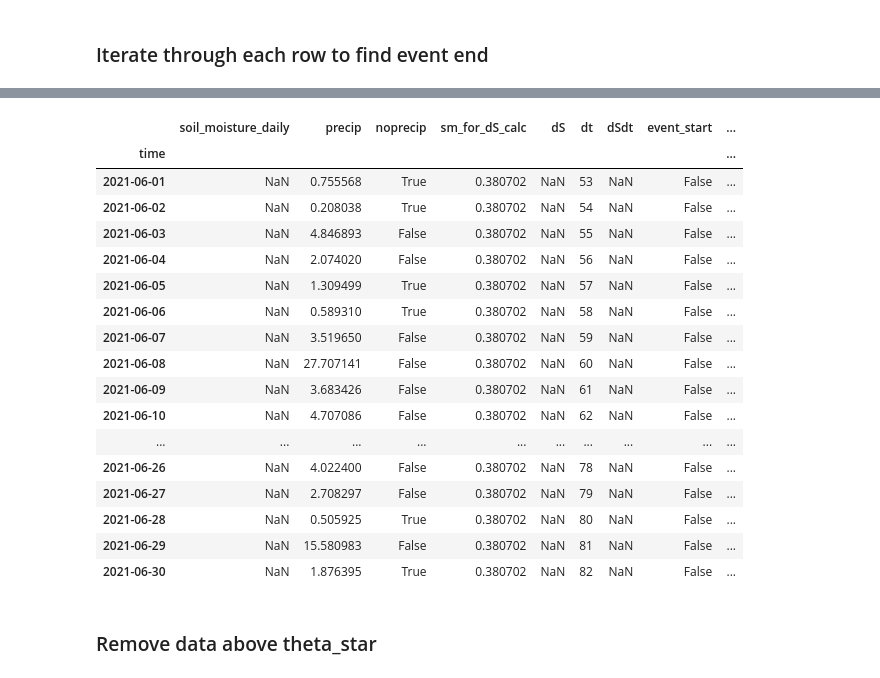
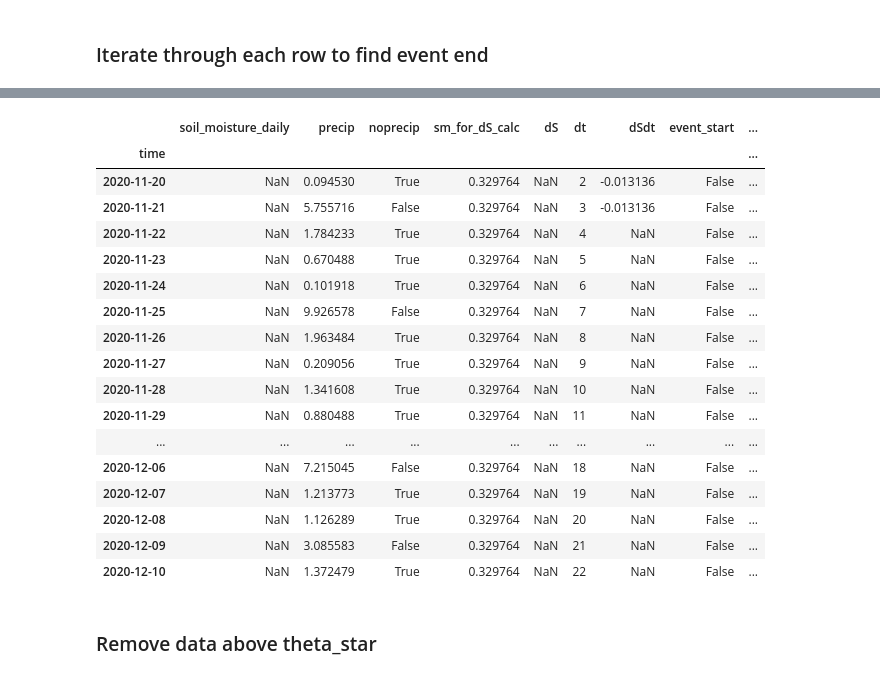
Before and after one commit to RY4GIT/SMSigxSMAP, a Jupyter notebook: notebooks/test_event_separation_w_rainfall_v2.ipynb, the cells around one changed output, grey strips where cells are left out. Cells and saved outputs as stored; diff of their text form; code cells hidden in the pictures.

```diff
--- a/notebooks/test_event_separation_w_rainfall_v2.ipynb
+++ b/notebooks/test_event_separation_w_rainfall_v2.ipynb
@@ -543,26 +539,26 @@ print([event_start_idx, event_end_idx])
 2556          NaT
 Length: 2557, dtype: datetime64[ns]]
 # %%
-df_sync[['soil_moisture_daily','precip','noprecip','sm_for_dS_calc','dS', 'dt', 'dSdt', 'event_start', 'event_end']]['2021-06-01':'2021-06-30']
+df_sync[['soil_moisture_daily','precip','noprecip','sm_for_dS_calc','dS', 'dt', 'dSdt', 'event_start', 'event_end']]['2020-11-20':'2020-12-10']
 # %% [output]
 |  | soil_moisture_daily | precip | noprecip | sm_for_dS_calc | dS | dt | dSdt | event_start | ... |
 | time |  |  |  |  |  |  |  |  | ... |
-| 2021-06-01 | NaN | 0.755568 | True | 0.380702 | NaN | 53 | NaN | False | ... |
-| 2021-06-02 | NaN | 0.208038 | True | 0.380702 | NaN | 54 | NaN | False | ... |
-| 2021-06-03 | NaN | 4.846893 | False | 0.380702 | NaN | 55 | NaN | False | ... |
-| 2021-06-04 | NaN | 2.074020 | False | 0.380702 | NaN | 56 | NaN | False | ... |
-| 2021-06-05 | NaN | 1.309499 | True | 0.380702 | NaN | 57 | NaN | False | ... |
-| 2021-06-06 | NaN | 0.589310 | True | 0.380702 | NaN | 58 | NaN | False | ... |
-| 2021-06-07 | NaN | 3.519650 | False | 0.380702 | NaN | 59 | NaN | False | ... |
-| 2021-06-08 | NaN | 27.707141 | False | 0.380702 | NaN | 60 | NaN | False | ... |
-| 2021-06-09 | NaN | 3.683426 | False | 0.380702 | NaN | 61 | NaN | False | ... |
-| 2021-06-10 | NaN | 4.707086 | False | 0.380702 | NaN | 62 | NaN | False | ... |
+| 2020-11-20 | NaN | 0.094530 | True | 0.329764 | NaN | 2 | -0.013136 | False | ... |
+| 2020-11-21 | NaN | 5.755716 | False | 0.329764 | NaN | 3 | -0.013136 | False | ... |
+| 2020-11-22 | NaN | 1.784233 | True | 0.329764 | NaN | 4 | NaN | False | ... |
+| 2020-11-23 | NaN | 0.670488 | True | 0.329764 | NaN | 5 | NaN | False | ... |
+| 2020-11-24 | NaN | 0.101918 | True | 0.329764 | NaN | 6 | NaN | False | ... |
+| 2020-11-25 | NaN | 9.926578 | False | 0.329764 | NaN | 7 | NaN | False | ... |
+| 2020-11-26 | NaN | 1.963484 | True | 0.329764 | NaN | 8 | NaN | False | ... |
+| 2020-11-27 | NaN | 0.209056 | True | 0.329764 | NaN | 9 | NaN | False | ... |
+| 2020-11-28 | NaN | 1.341608 | True | 0.329764 | NaN | 10 | NaN | False | ... |
+| 2020-11-29 | NaN | 0.880488 | True | 0.329764 | NaN | 11 | NaN | False | ... |
 | ... | ... | ... | ... | ... | ... | ... | ... | ... | ... |
-| 2021-06-26 | NaN | 4.022400 | False | 0.380702 | NaN | 78 | NaN | False | ... |
-| 2021-06-27 | NaN | 2.708297 | False | 0.380702 | NaN | 79 | NaN | False | ... |
-| 2021-06-28 | NaN | 0.505925 | True | 0.380702 | NaN | 80 | NaN | False | ... |
-| 2021-06-29 | NaN | 15.580983 | False | 0.380702 | NaN | 81 | NaN | False | ... |
-| 2021-06-30 | NaN | 1.876395 | True | 0.380702 | NaN | 82 | NaN | False | ... |
+| 2020-12-06 | NaN | 7.215045 | False | 0.329764 | NaN | 18 | NaN | False | ... |
+| 2020-12-07 | NaN | 1.213773 | True | 0.329764 | NaN | 19 | NaN | False | ... |
+| 2020-12-08 | NaN | 1.126289 | True | 0.329764 | NaN | 20 | NaN | False | ... |
+| 2020-12-09 | NaN | 3.085583 | False | 0.329764 | NaN | 21 | NaN | False | ... |
+| 2020-12-10 | NaN | 1.372479 | True | 0.329764 | NaN | 22 | NaN | False | ... |
 # %% [markdown]
 ### Remove data above theta_star
 # %%
```
Also changed, not shown: parts of 24 cells of this notebook, 7 other files.
